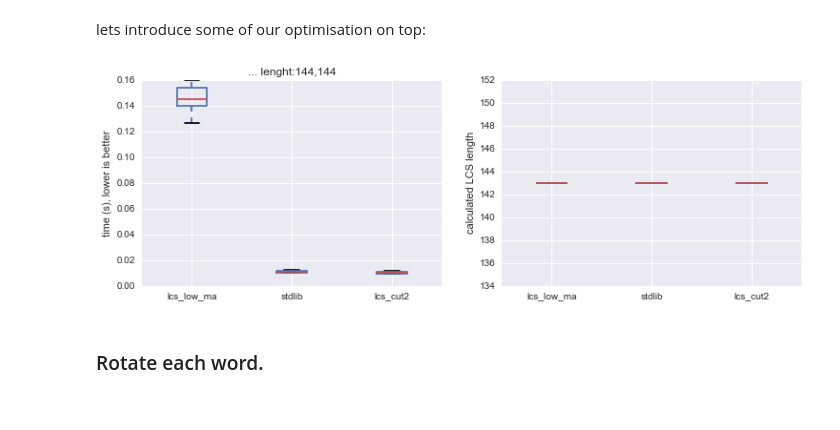
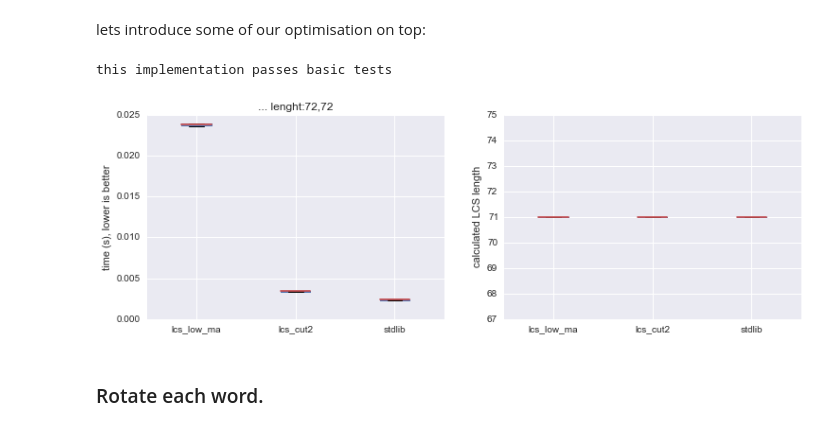
Before and after one commit to Carreau/difflib2.py, a Jupyter notebook: examples/difflib2.ipynb, the cells around one changed output. Saved outputs shown, nothing was run; the diff lists cells and outputs as text; code cells hidden in the pictures.

```diff
--- a/examples/difflib2.ipynb
+++ b/examples/difflib2.ipynb
@@ -589,10 +526,16 @@ del gdict['lcs_low_m']
 del gdict['lcs_cut']
 # %% [markdown]
 lets introduce some of our optimisation on  top:
-# %%
-test_case(case3,10,10)
-# %% [output]
-[figure, removed]
+# %%
+imp.reload(lcs_cutmodule)
+lcs_cut2 = lcs_cutmodule.lcs_cut2
+lcs_cut2 = rem_common_extrem(opt_common_char(lcs_cut2) )
+lcs_cut2.__name__ = 'lcs_cut2'
+lcs_cut2 = greg(lcs_cut2)
+test_case(case3,10,10)
+# %% [output]
+this implementation passes basic tests
+[figure, added]
 # %% [markdown]
 ### Rotate each word.
 # %% [markdown]
```
Also changed, not shown: parts of 26 cells of this notebook, 4 other files.
